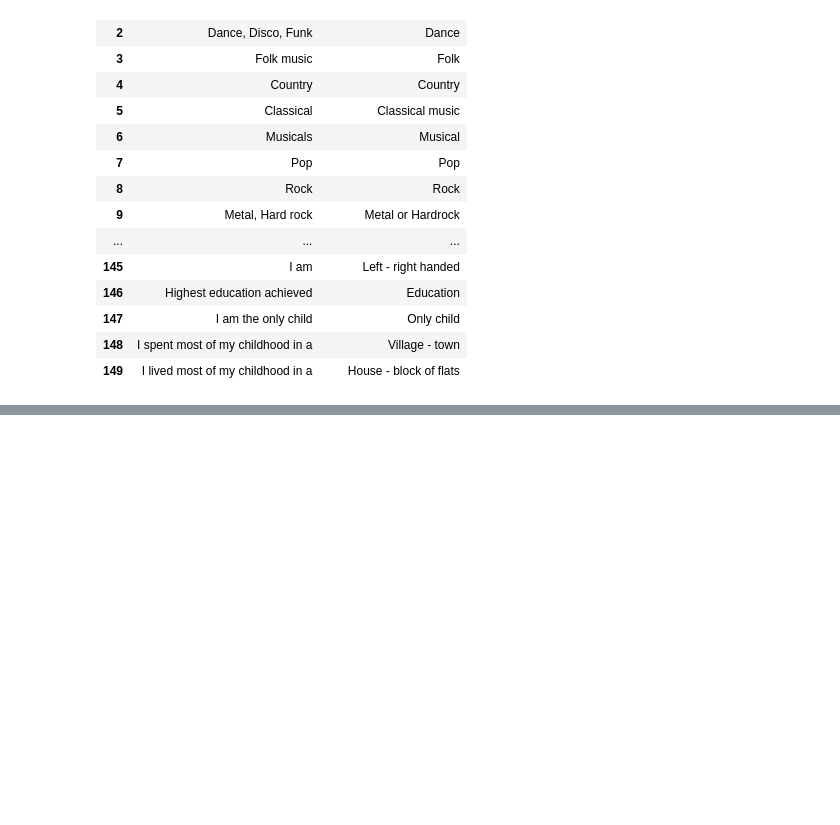
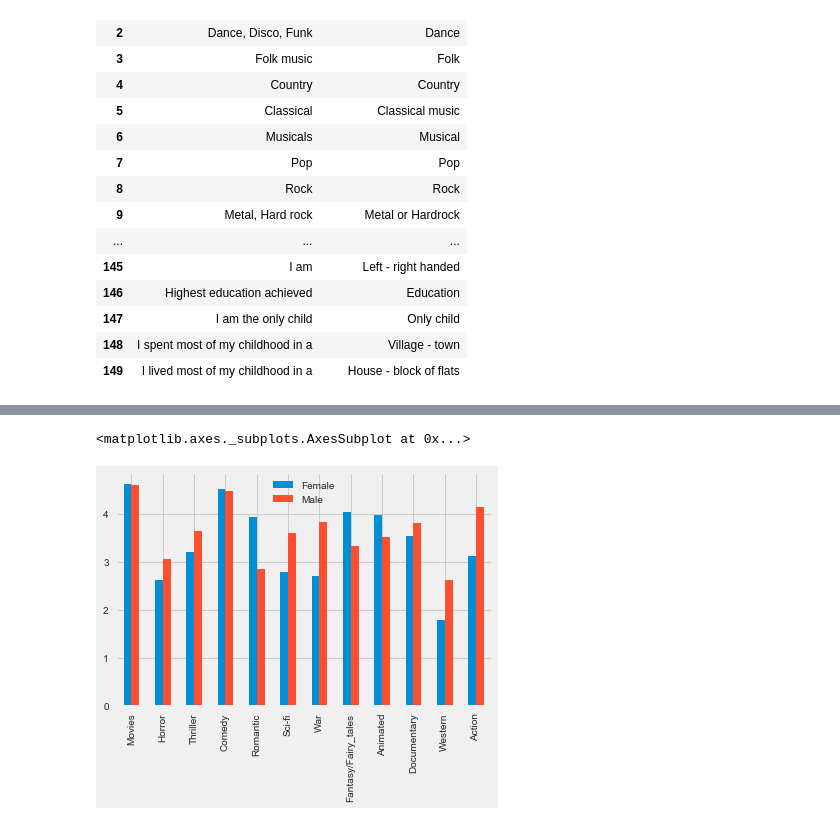
Before and after one commit to xiaoyangliu/Capstone-Avivi, a Jupyter notebook: Ryerson Capstone Project.ipynb, the cells around one changed output, grey strips where cells are left out. Saved outputs shown, nothing was run; the diff lists cells and outputs as text; code cells hidden in the pictures; blank space fills up the shorter version.

```diff
--- a/Ryerson Capstone Project.ipynb
+++ b/Ryerson Capstone Project.ipynb
@@ -383,0 +332,4 @@ response['Music'].value_counts().plot.bar()
+# %%
+mov_m = mov2.loc[mov2['Gender'] == 'male']
+
+print mov_m
@@ -383,0 +354,2 @@ response['Music'].value_counts().plot.bar()
+# %%
+mov_f_m = mov_f.mean()
@@ -383,0 +372,3 @@ response['Music'].value_counts().plot.bar()
+# %%
+mov_m_m = mov_m.mean()
+mov_m_m
@@ -383,0 +389,5 @@ response['Music'].value_counts().plot.bar()
+# %%
+mov_diff = pd.DataFrame(mov_f_m, columns=['Female'])
+mov_diff['Male'] = mov_m_m
+
+mov_diff
@@ -383,0 +408,5 @@ response['Music'].value_counts().plot.bar()
+# %%
+mov_diff.plot(kind='bar')
+# %% [output]
+<matplotlib.axes._subplots.AxesSubplot at 0x...>
+[figure, added]
```
Also changed, not shown: parts of 130 cells of this notebook.
